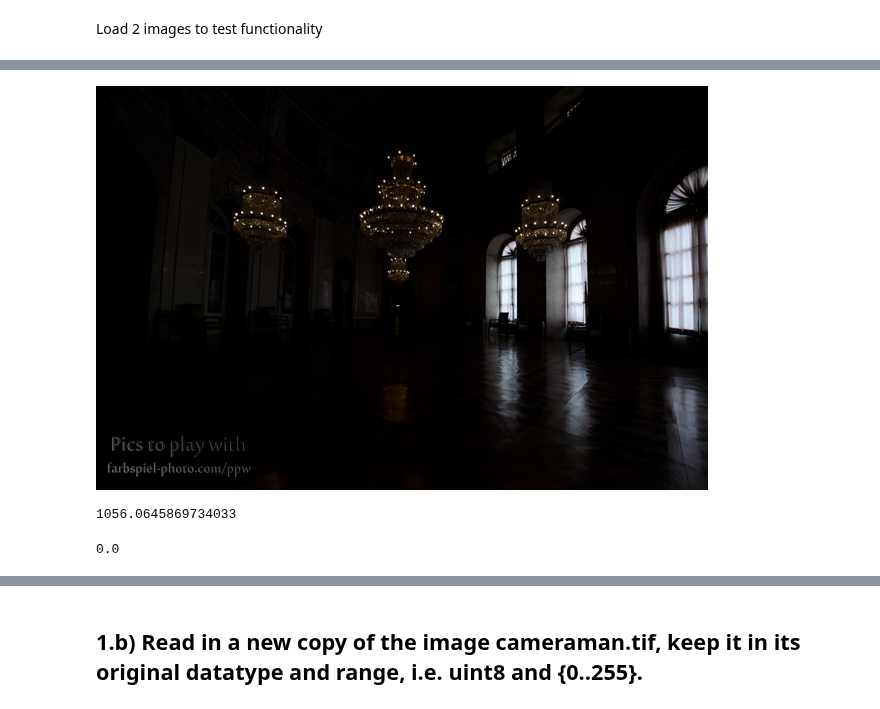
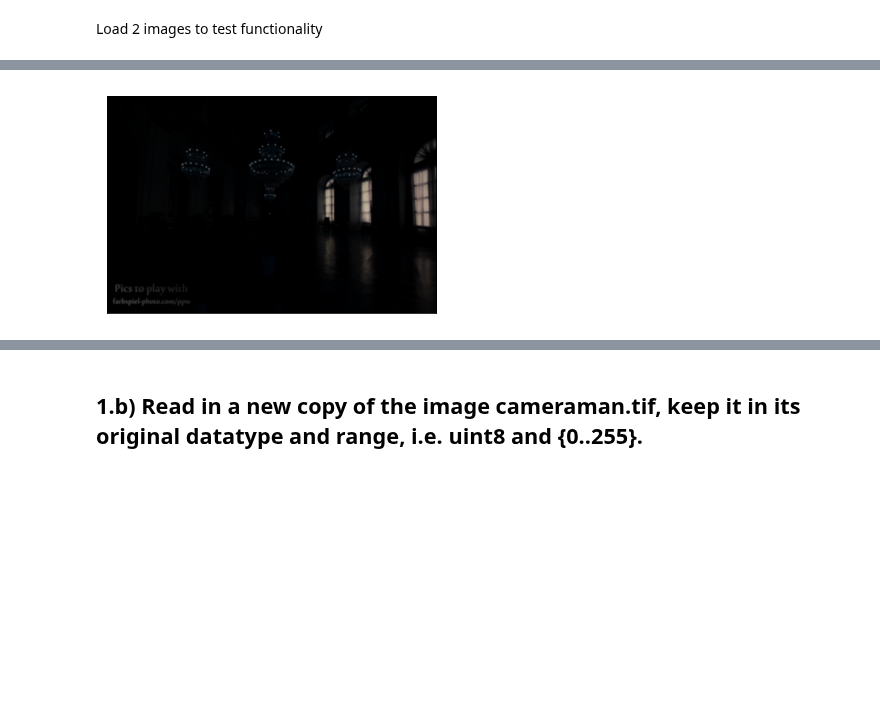
Before and after one commit to partizanos/advanced_image_processing, a Jupyter notebook: TP/TP1/solution/TP1_notebook.ipynb, the cells around one changed output, grey strips where cells are left out. Cells and saved outputs as stored; diff of their text form; code cells hidden in the pictures; blank space fills up the shorter version.

```diff
--- a/TP/TP1/solution/TP1_notebook.ipynb
+++ b/TP/TP1/solution/TP1_notebook.ipynb
@@ -39,14 +35,21 @@ imA
-# %%
-imB = Image.open('./data/hdr_images/img02.tif')
-imB
-# %% [output]
-[figure, removed]
-# %%
-mse(np.array(imA), np.array(imB))
-# %% [output]
-1056.0645869734033
-# %%
-imgCam = Image.open('./data/cameraman.tif')
-mse(np.array(imgCam), np.array(imgCam))
-# %% [output]
-0.0
+# %%
+import numpy as np
+import cv2
+from matplotlib import pyplot as plt
+
+def readTifGrayScale(path):
+    img = cv2.imread(path, -1)
+    return img
+
+
+def showTifGrayScale(img):
+    plt.imshow(img, cmap = 'gray', interpolation = 'bicubic')
+    plt.xticks([]), plt.yticks([])  # to hide tick values on X and Y axis
+    plt.show()
+# %%
+img1 = readTifGrayScale('./data/hdr_images/img01.tif')
+img2 = readTifGrayScale('./data/hdr_images/img02.tif')
+showTifGrayScale(img1)
+showTifGrayScale(img2)
+# %% [output]
+[figure, added]
```
Also changed, not shown: parts of 12 cells of this notebook, 6 other files.
